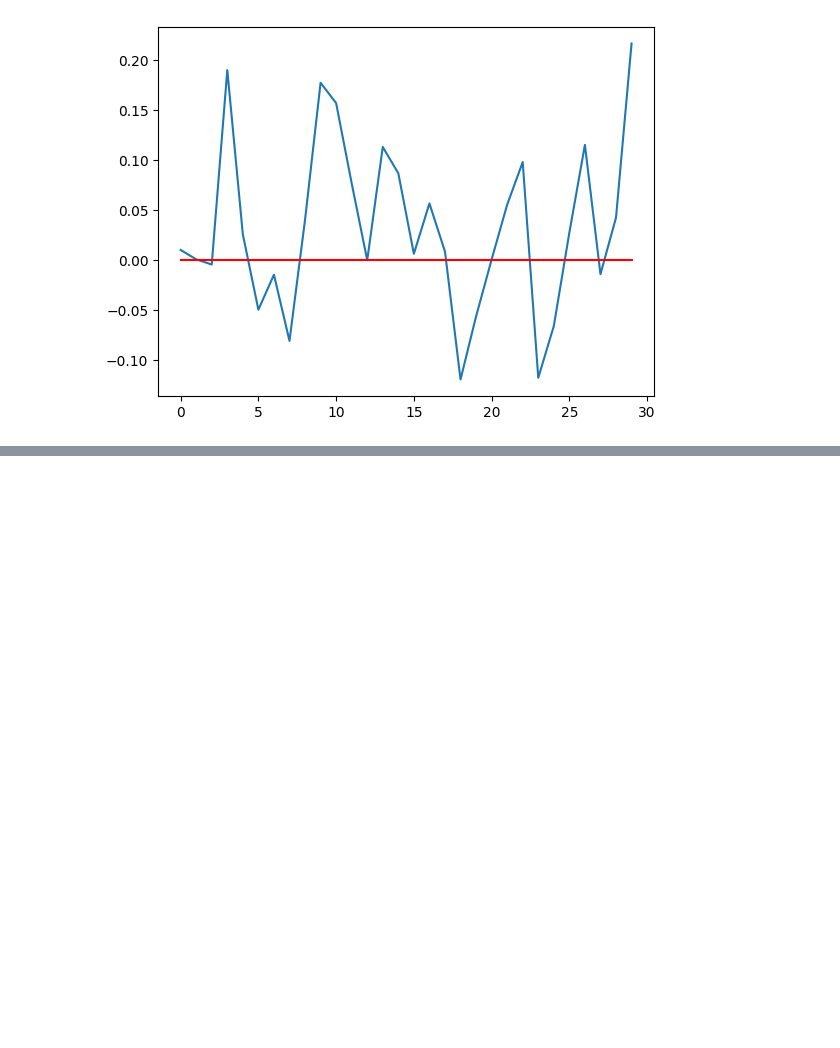
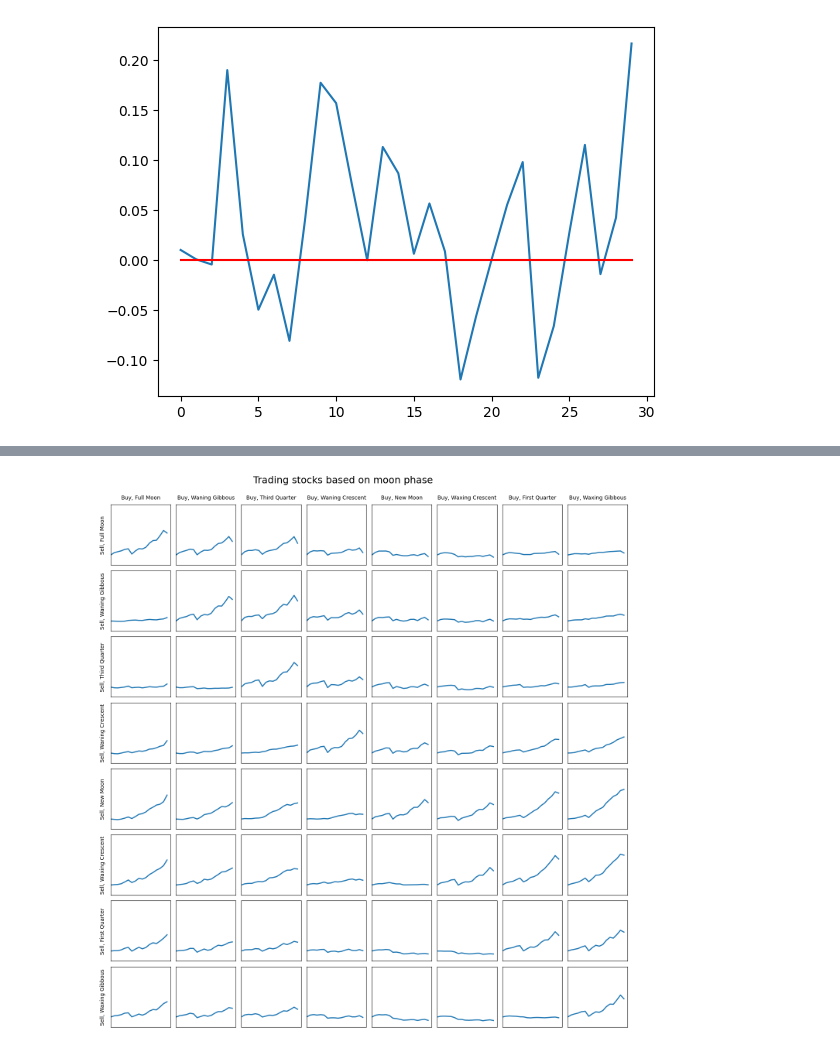
Before and after one commit to lukewnag/stocks-and-signals, a Jupyter notebook: moon_cycles_and_stocks.ipynb, the cells around one changed output, grey strips where cells are left out. Saved outputs shown, nothing was run; the diff lists cells and outputs as text; code cells hidden in the pictures; blank space fills up the shorter version.

Commit message:
finished lunar trading investigation

```diff
--- a/moon_cycles_and_stocks.ipynb
+++ b/moon_cycles_and_stocks.ipynb
@@ -57,0 +260,50 @@ plt.plot([0 for i in range(30)], c='r')
+# %%
+moon_phase_buy = np.arange(8)  # Replace with your 8 x1 values
+moon_phase_sell = np.arange(8)  # Replace with your 8 x2 values
+
+# Create an 8x8 grid of subplots
+fig, axes = plt.subplots(8, 8, figsize=(15, 15))
+
+# Loop over x1 and x2 values
+for i, phase_sell in enumerate(moon_phase_buy):
+    for j, phase_buy in enumerate(moon_phase_sell):
+        ax = axes[i, j]
+
+        start_year, end_year = 2003, 2019
+        annual_portfolio = [1000]
+        until = start_year
+        while until != end_year:
+            start_date = str(until) + '-01-01'
+            end_date = str(until+1) + '-01-01'
+            old_value = annual_portfolio[-1]
+            new_value = moon_strat(start_date, end_date, old_value, phase_buy, phase_sell)
+            annual_portfolio.append(new_value)
+            until += 1
+
+        # Example plot: Replace with your actual plotting logic
+        ax.plot(annual_portfolio, linewidth = 2)
+        ax.set_xlim([0, len(annual_portfolio)])
+        ax.set_ylim([0, 6000])
+
+        # Only set labels on the edges of the grid
+        if j == 0:
+            ax.set_ylabel(f'Sell, {phase_mappings[phase_sell]}', rotation=90, fontsize=10, labelpad=10)
+        if i == 0:
+            ax.set_title(f'Buy, {phase_mappings[phase_buy]}', fontsize=10, pad=10)
+
+        # Hide ticks to clean up the plot
+        ax.set_xticks([])
+        ax.set_yticks([])
+
+# Adjust layout to avoid overlap
+plt.tight_layout()
+
+# Adjust the space between the plots for better label visibility
+plt.subplots_adjust(left=0.1, top=0.95, bottom=0.05)
+
+plt.suptitle('Trading stocks based on moon phase', fontsize=18, y=1)
+
+# Show the plot
+plt.show()
+# %% [output]
+[figure, added]
```
Also changed, not shown: parts of 14 cells of this notebook, 1 other file.
